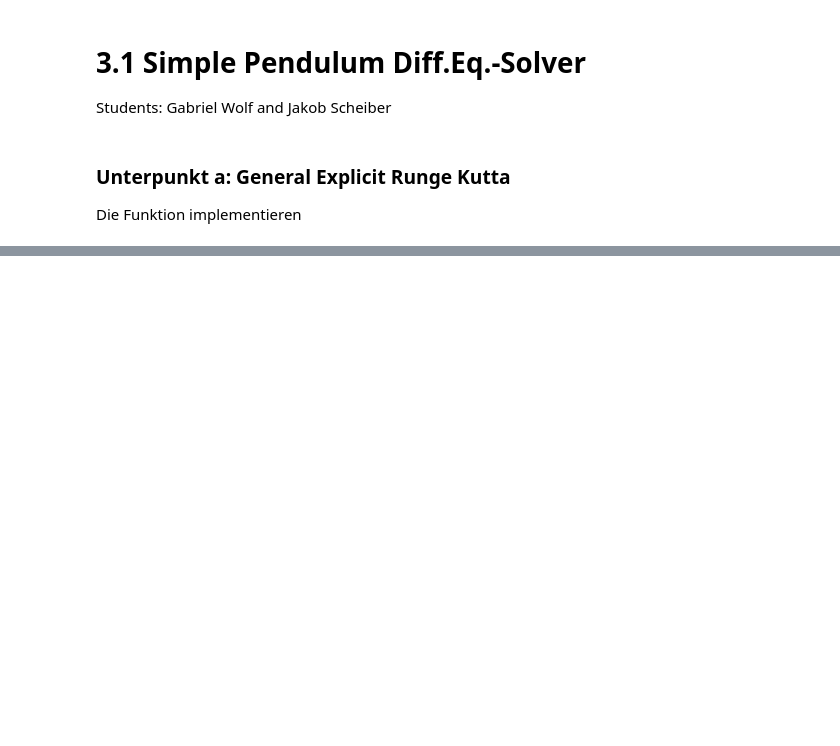
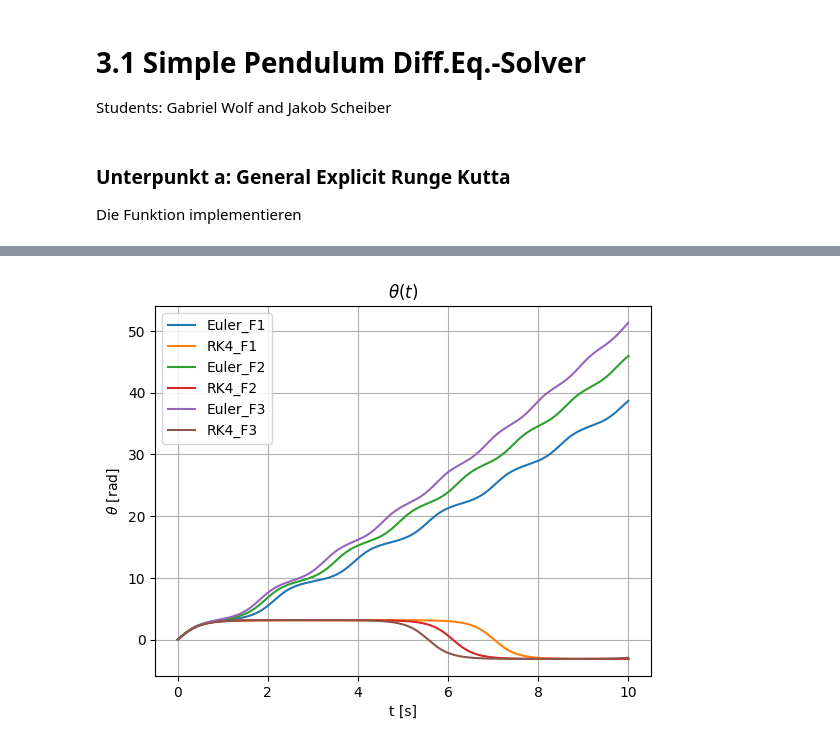
Before and after one commit to OverAmpJinx/CompPhyWS25, a Jupyter notebook: Assignment3/a31simplependulum.ipynb, the cells around one changed output, grey strips where cells are left out. Saved outputs shown, nothing was run; the diff lists cells and outputs as text; code cells hidden in the pictures; blank space fills up the shorter version.

```diff
--- a/Assignment3/a31simplependulum.ipynb
+++ b/Assignment3/a31simplependulum.ipynb
@@ -93,0 +97,94 @@ print(Y_rk4)
+# %%
+##############  Fall1: (0,2w,e=(t1-t0))     ###############################################################
+e=(t[1]-t[0])
+t1=np.arange(0,10+e,e) # damit ned nur des e künstlich gewarpt is xD
+theta0=0
+v0=2*np.sqrt(w_sq)
+y0 = [theta0, v0]
+#Theta
+Y_euler = rk_explicit(F, y0, t1, e, A_eu, b_eu, c_eu)
+Y_rk4 = rk_explicit(F, y0, t1, e, A_rk4,b_rk4, c_rk4)
+theta_euler_1 = Y_euler[:, 0]
+theta_rk4_1 =Y_rk4[:,0]
+v_euler_1= Y_euler[:, 1]
+v_rk4_1= Y_rk4[:,1]
+# Energie: E =0.5ml^2*v^2 + mgl*(1-costheta)
+E_euler_1 = 0.5 * m * (l**2) * (v_euler_1**2) + m*9.81*l * (1 - np.cos(theta_euler_1))
+E_rk4_1   = 0.5 * m * (l**2) * (v_rk4_1**2) + m*9.81*l* (1 - np.cos(theta_rk4_1))
+
+###############  Fall2: (0,2w,e=(t1-t0)*2)  ###############################################################
+e=(t[1]-t[0])*2
+t2=np.arange(0,10+e,e) # damit ned nur des e künstlich gewarpt is xD
+theta0=0
+v0=2*np.sqrt(w_sq)
+y0 = [theta0, v0]
+# Theta
+Y_euler = rk_explicit(F, y0, t2, e, A_eu, b_eu, c_eu)
+Y_rk4 = rk_explicit(F, y0, t2, e, A_rk4,b_rk4, c_rk4)
+theta_euler_2 = Y_euler[:, 0]
+theta_rk4_2 =Y_rk4[:,0]
+v_euler_2= Y_euler[:, 1]
+v_rk4_2= Y_rk4[:,1]
+# Energie: E =0.5ml^2*v^2 + mgl*(1-costheta)
+E_euler_2 = 0.5 * m * (l**2) * (v_euler_2**2) + m*9.81*l * (1 - np.cos(theta_euler_2))
+E_rk4_2   = 0.5 * m * (l**2) * (v_rk4_2**2) + m*9.81*l* (1 - np.cos(theta_rk4_2))
+
+################  Fall3: (0,2w,e=(t1-t0)*3)     ###############################################################
+e=(t[1]-t[0])*3
+t3=np.arange(0,10+e,e) # damit ned nur des e künstlich gewarpt is xD
+theta0=0
+v0=2*np.sqrt(w_sq)
+y0 = [theta0, v0]
+# Theta
+Y_euler = rk_explicit(F, y0, t3, e, A_eu, b_eu, c_eu)
+Y_rk4 = rk_explicit(F, y0, t3, e, A_rk4,b_rk4, c_rk4)
+theta_euler_3 = Y_euler[:, 0]
+theta_rk4_3 =Y_rk4[:,0]
+v_euler_3= Y_euler[:, 1]
+v_rk4_3= Y_rk4[:,1]
+# Energie: E =0.5ml^2*v^2 + mgl*(1-costheta)
+E_euler_3 = 0.5 * m * (l**2) * (v_euler_3**2) + m*9.81*l * (1 - np.cos(theta_euler_3))
+E_rk4_3   = 0.5 * m * (l**2) * (v_rk4_3**2) + m*9.81*l* (1 - np.cos(theta_rk4_3))
+
+
+
+
+#Winkel
+print("Plot der Auslenkung (Winkelverlauf), aufgetragen über die Zeit für die verschiedenen Fälle:")
+print("Fall 1: e=(t1-t0)")
+print("Fall 2: e=(t1-t0)*2")
+print("Fall 3: e=(t1-t0)*3")
+plt.figure()
+plt.plot(t1, theta_euler_1, label="Euler_F1")
+plt.plot(t1, theta_rk4_1, label="RK4_F1")
+plt.plot(t2, theta_euler_2, label="Euler_F2")
+plt.plot(t2, theta_rk4_2, label="RK4_F2")
+plt.plot(t3, theta_euler_3, label="Euler_F3")
+plt.plot(t3, theta_rk4_3, label="RK4_F3")
+plt.title(r"$\theta(t)$")
+plt.xlabel("t [s]")
+plt.ylabel(r"$\theta$ [rad]")
+plt.grid(True)
+plt.legend()
+plt.show()
+
+
+#Energiaaa
+print("Plot der Energien, aufgetragen über die Zeit für die verschiedenen Fälle:")
+print("Fall 1: e=(t1-t0)")
+print("Fall 2: e=(t1-t0)*2")
+print("Fall 3: e=(t1-t0)*3")
+plt.figure()
+plt.plot(t1, E_euler_1, label="Euler_F1")
+plt.plot(t1, E_rk4_1,   label="RK4_F1")
+plt.plot(t2, E_euler_2, label="Euler_F2")
+plt.plot(t2, E_rk4_2,   label="RK4_F2")
+plt.plot(t3, E_euler_3, label="Euler_F3")
+plt.plot(t3, E_rk4_3,   label="RK4_F3")
+plt.title(r"$E(t)$")
+plt.xlabel("t [s]")
+plt.ylabel("E [J]")
+plt.grid(True)
+plt.legend()
+plt.show()
+# %% [output]
@@ -93,0 +195 @@ print(Y_rk4)
+[figure, added]
```
Also changed, not shown: parts of 6 cells of this notebook.
